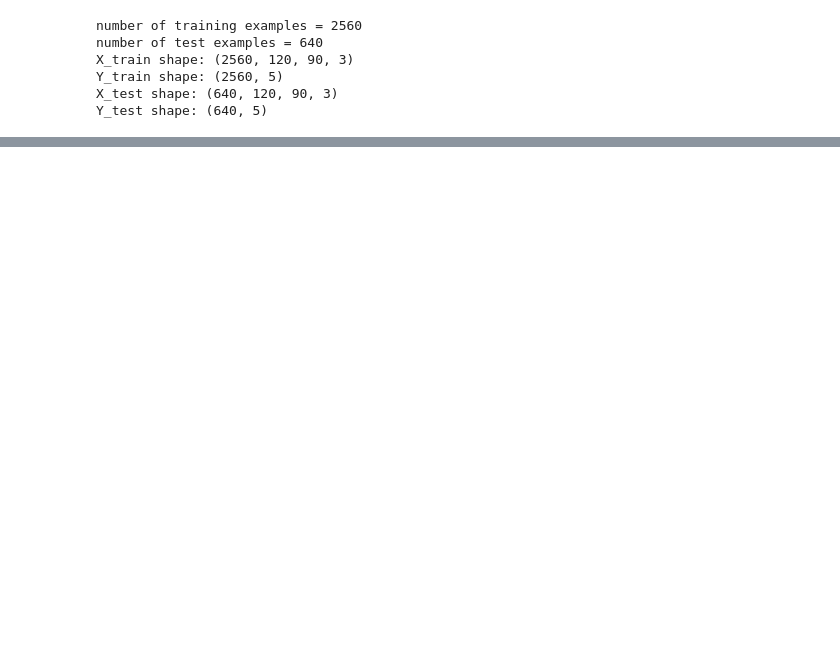
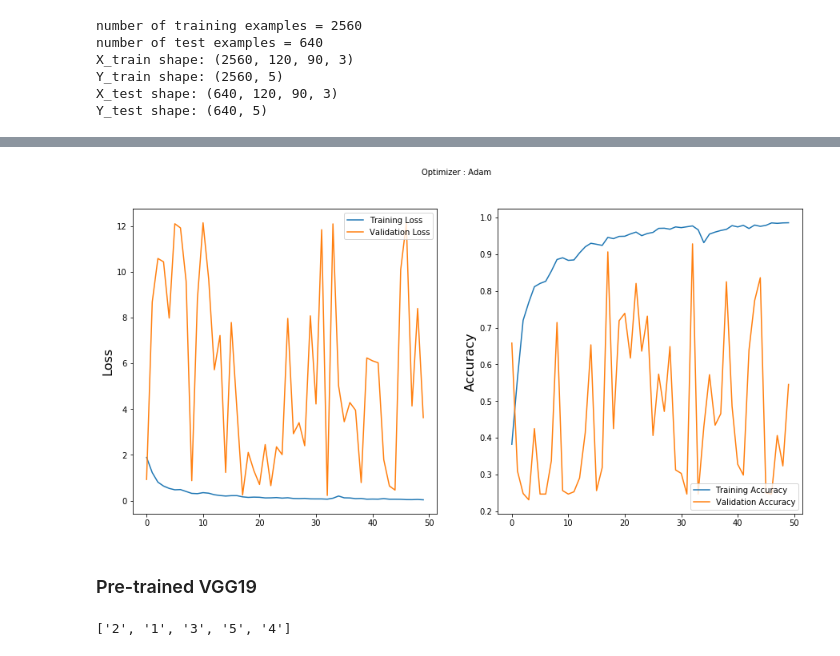
Before and after one commit to Paradiddle131/Finger-Count-Detection-Using-Deep-Learning, a Jupyter notebook: TSL_Preprocessing.ipynb, the cells around one changed output, grey strips where cells are left out. Saved outputs shown, nothing was run; the diff lists cells and outputs as text; code cells hidden in the pictures; blank space fills up the shorter version.

```diff
--- a/TSL_Preprocessing.ipynb
+++ b/TSL_Preprocessing.ipynb
@@ -232 +325,5 @@ Y_test shape: (640, 5)
+# %%
+aug = ImageDataGenerator(rotation_range=30, width_shift_range=0.1,
+	height_shift_range=0.1, shear_range=0.2, zoom_range=0.2,
+	horizontal_flip=True, fill_mode="nearest")
 # %% [markdown]
@@ -233,0 +350,4 @@ Y_test shape: (640, 5)
+# %%
+BATCH_SIZE = 64
+EPOCHS = 30
+LEARNING_RATE = 1e-3
@@ -233,0 +390,6 @@ Y_test shape: (640, 5)
+# %%
+history = model.fit_generator(aug.flow(X_train, Y_train, batch_size=BATCH_SIZE),
+	validation_data=(X_test, Y_test), steps_per_epoch=len(X_train) // BATCH_SIZE,
+	epochs=EPOCHS, verbose=1)
+
+model.save("model")
@@ -233,0 +414,8 @@ Y_test shape: (640, 5)
+# %%
+noAug = ImageDataGenerator()
+
+history = model.fit_generator(noAug.flow(X_train, Y_train, batch_size=BATCH_SIZE),
+	validation_data=(X_test, Y_test), steps_per_epoch=len(X_train) // BATCH_SIZE,
+	epochs=EPOCHS, verbose=1)
+
+model.save("model")
@@ -233,0 +444,24 @@ Y_test shape: (640, 5)
+# %%
+plt.figure(figsize=(15,7))
+plt.subplot(1, 2, 1)
+plt.suptitle('Optimizer : Adam', fontsize=10)
+plt.ylabel('Loss', fontsize=16)
+plt.plot(history.history['loss'], label='Training Loss')
+plt.plot(history.history['val_loss'], label='Validation Loss')
+plt.legend(loc='upper right')
+
+plt.subplot(1, 2, 2)
+plt.ylabel('Accuracy', fontsize=16)
+plt.plot(history.history['acc'], label='Training Accuracy')
+plt.plot(history.history['val_acc'], label='Validation Accuracy')
+plt.legend(loc='lower right')
+plt.show()
+# %% [output]
+[figure, added]
+# %% [markdown]
+### Pre-trained VGG19
+# %%
+_, dirs, _ = next(os.walk(FRAMES_RESIZED_DIR))
+dirs
+# %% [output]
+['2', '1', '3', '5', '4']
```
Also changed, not shown: parts of 68 cells of this notebook.
